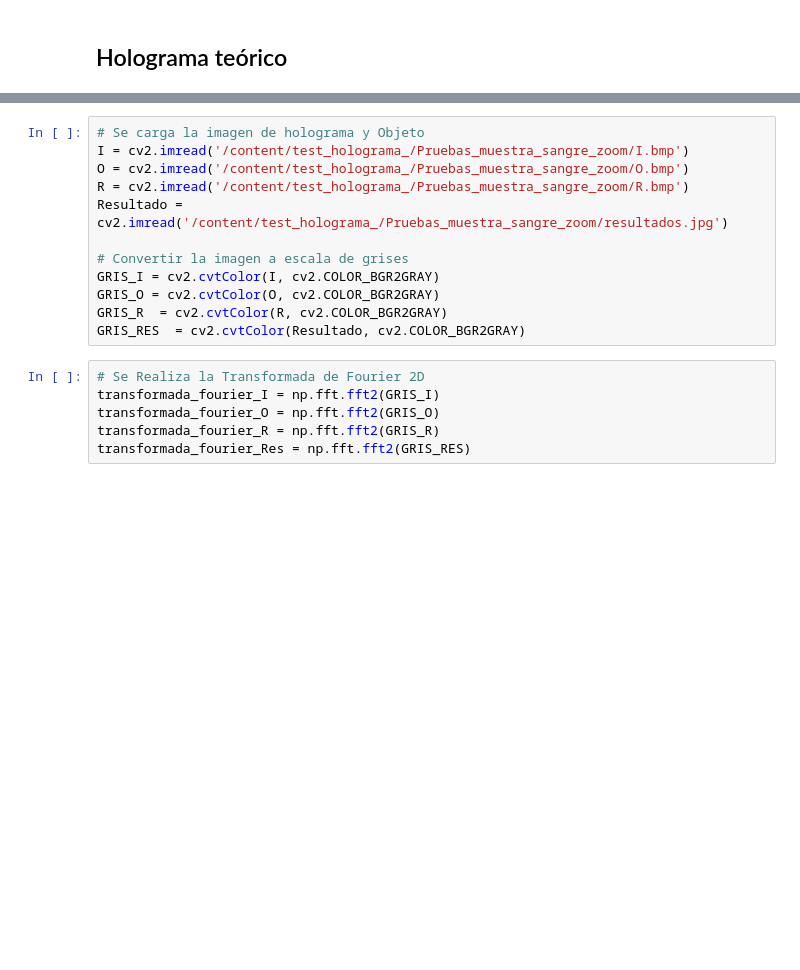
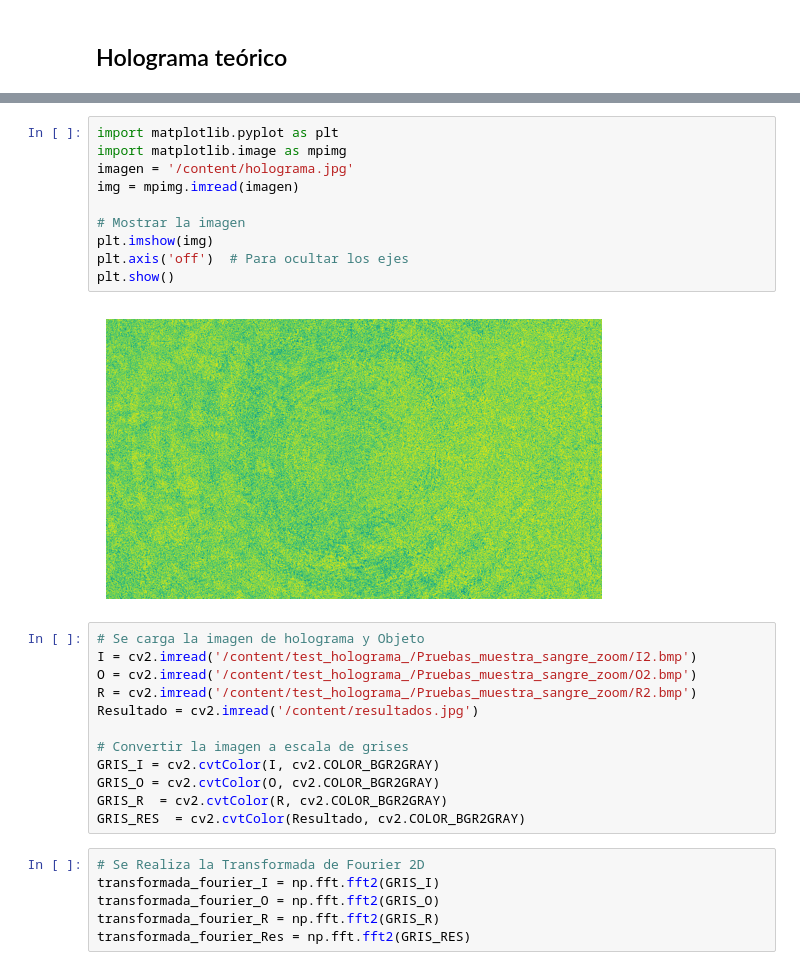
Before and after one commit to ijrios/test_holograma, a Jupyter notebook: Codigo fuente/Eliminacion_orden_cero_v2.ipynb, the cells around one changed output, grey strips where cells are left out. Cells and saved outputs as stored; diff of their text form; blank space fills up the shorter version.

```diff
--- a/Codigo fuente/Eliminacion_orden_cero_v2.ipynb
+++ b/Codigo fuente/Eliminacion_orden_cero_v2.ipynb
@@ -76,9 +86,21 @@ Updating files: 100% (15/15), done.
+# %%
+import matplotlib.pyplot as plt
+import matplotlib.image as mpimg
+imagen = '/content/holograma.jpg'
+img = mpimg.imread(imagen)
+
+# Mostrar la imagen
+plt.imshow(img)
+plt.axis('off')  # Para ocultar los ejes
+plt.show()
+# %% [output]
+[figure, added]
 # %%
 # Se carga la imagen de holograma y Objeto
-I = cv2.imread('/content/test_holograma_/Pruebas_muestra_sangre_zoom/I.bmp')
-O = cv2.imread('/content/test_holograma_/Pruebas_muestra_sangre_zoom/O.bmp')
-R = cv2.imread('/content/test_holograma_/Pruebas_muestra_sangre_zoom/R.bmp')
-Resultado = cv2.imread('/content/test_holograma_/Pruebas_muestra_sangre_zoom/resultados.jpg')
+I = cv2.imread('/content/test_holograma_/Pruebas_muestra_sangre_zoom/I2.bmp')
+O = cv2.imread('/content/test_holograma_/Pruebas_muestra_sangre_zoom/O2.bmp')
+R = cv2.imread('/content/test_holograma_/Pruebas_muestra_sangre_zoom/R2.bmp')
+Resultado = cv2.imread('/content/resultados.jpg')
 
 # Convertir la imagen a escala de grises
 GRIS_I = cv2.cvtColor(I, cv2.COLOR_BGR2GRAY)
```
Also changed, not shown: parts of 7 cells of this notebook.
